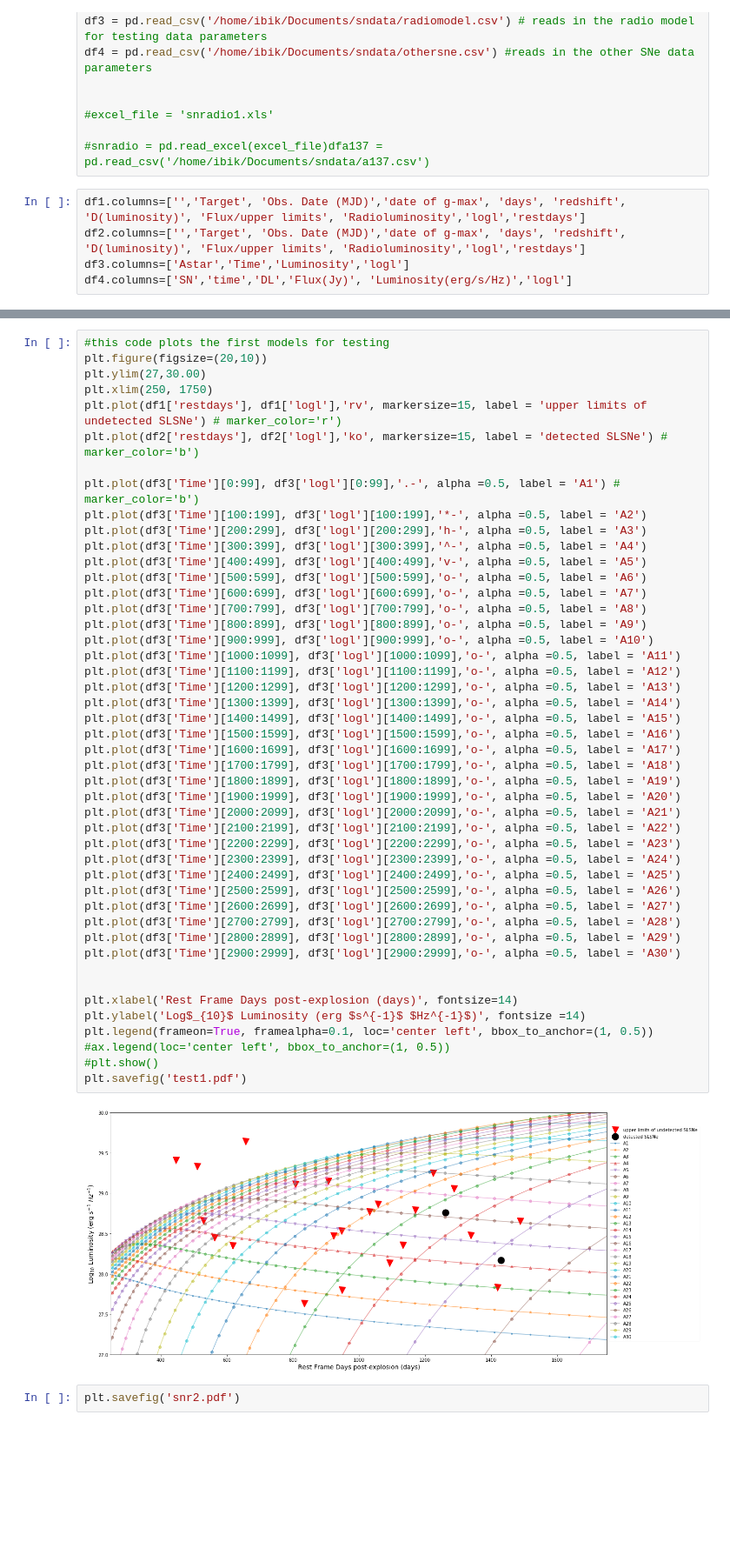
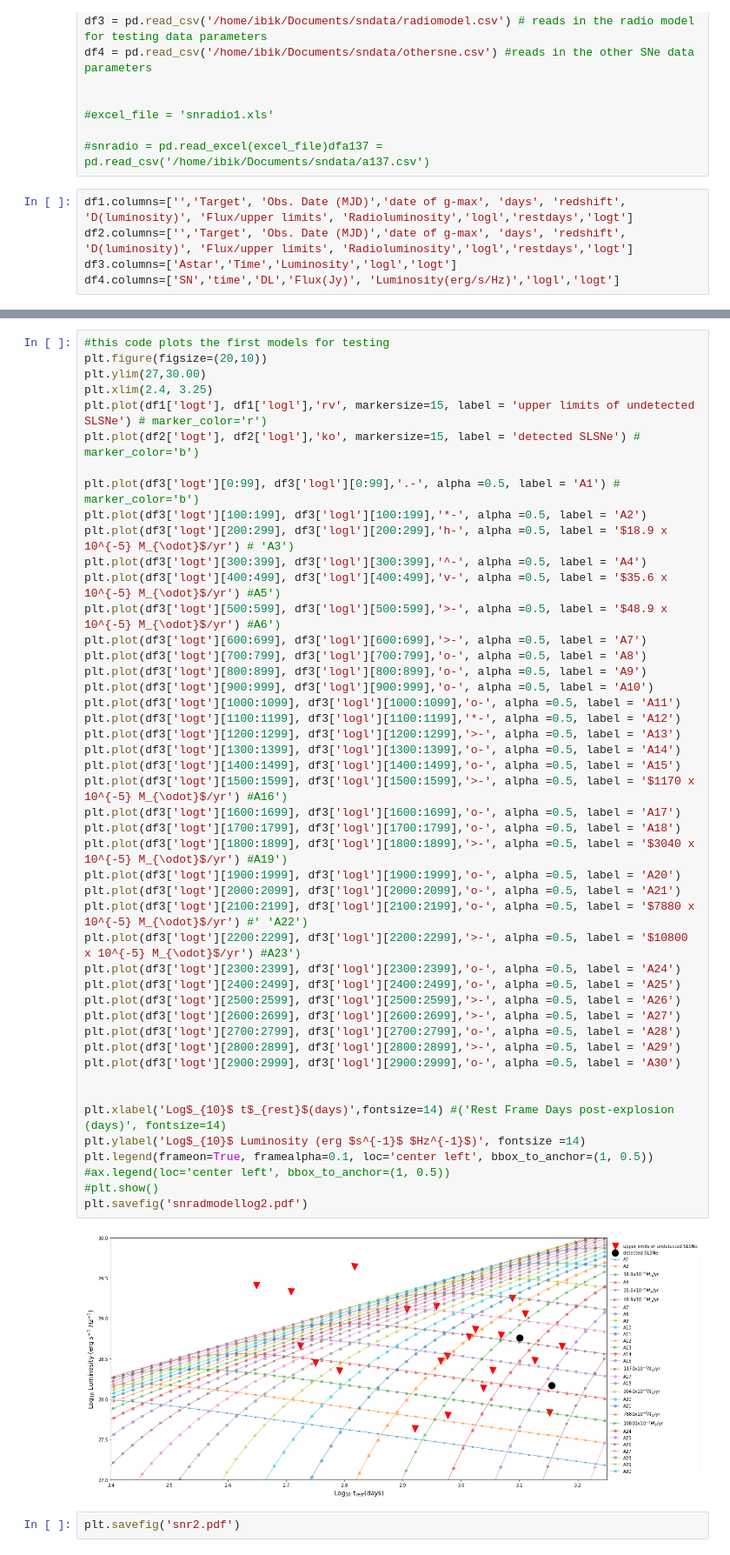
Before and after one commit to ibikadaeze/ast1501, a Jupyter notebook: SN1.ipynb, the cells around one changed output, grey strips where cells are left out. Shown: that part at 87% size. Saved outputs shown, nothing was run; the diff lists cells and outputs as text; blank space fills up the shorter version.

```diff
--- a/SN1.ipynb
+++ b/SN1.ipynb
@@ -14,10 +14,10 @@ df4 = pd.read_csv('/home/ibik/Documents/sndata/othersne.csv') #reads in the othe
 
 #snradio = pd.read_excel(excel_file)dfa137 = pd.read_csv('/home/ibik/Documents/sndata/a137.csv')
 # %%
-df1.columns=['','Target', 'Obs. Date (MJD)','date of g-max', 'days', 'redshift', 'D(luminosity)', 'Flux/upper limits', 'Radioluminosity','logl','restdays']
-df2.columns=['','Target', 'Obs. Date (MJD)','date of g-max', 'days', 'redshift', 'D(luminosity)', 'Flux/upper limits', 'Radioluminosity','logl','restdays']
-df3.columns=['Astar','Time','Luminosity','logl']
-df4.columns=['SN','time','DL','Flux(Jy)', 'Luminosity(erg/s/Hz)','logl']
+df1.columns=['','Target', 'Obs. Date (MJD)','date of g-max', 'days', 'redshift', 'D(luminosity)', 'Flux/upper limits', 'Radioluminosity','logl','restdays','logt']
+df2.columns=['','Target', 'Obs. Date (MJD)','date of g-max', 'days', 'redshift', 'D(luminosity)', 'Flux/upper limits', 'Radioluminosity','logl','restdays','logt']
+df3.columns=['Astar','Time','Luminosity','logl','logt']
+df4.columns=['SN','time','DL','Flux(Jy)', 'Luminosity(erg/s/Hz)','logl','logt']
 # %%
 #df4
 #df4['time'][0:5]
@@ -75,51 +88,51 @@ plt.savefig('othersne.pdf')
 # %%
 #this code plots the first models for testing
 plt.figure(figsize=(20,10))
 plt.ylim(27,30.00)
-plt.xlim(250, 1750)
-plt.plot(df1['restdays'], df1['logl'],'rv', markersize=15, label = 'upper limits of undetected SLSNe') # marker_color='r')
-plt.plot(df2['restdays'], df2['logl'],'ko', markersize=15, label = 'detected SLSNe') # marker_color='b')
+plt.xlim(2.4, 3.25)
+plt.plot(df1['logt'], df1['logl'],'rv', markersize=15, label = 'upper limits of undetected SLSNe') # marker_color='r')
+plt.plot(df2['logt'], df2['logl'],'ko', markersize=15, label = 'detected SLSNe') # marker_color='b')
 
-plt.plot(df3['Time'][0:99], df3['logl'][0:99],'.-', alpha =0.5, label = 'A1') # marker_color='b')
-plt.plot(df3['Time'][100:199], df3['logl'][100:199],'*-', alpha =0.5, label = 'A2')
-plt.plot(df3['Time'][200:299], df3['logl'][200:299],'h-', alpha =0.5, label = 'A3')
-plt.plot(df3['Time'][300:399], df3['logl'][300:399],'^-', alpha =0.5, label = 'A4')
-plt.plot(df3['Time'][400:499], df3['logl'][400:499],'v-', alpha =0.5, label = 'A5')
-plt.plot(df3['Time'][500:599], df3['logl'][500:599],'o-', alpha =0.5, label = 'A6')
-plt.plot(df3['Time'][600:699], df3['logl'][600:699],'o-', alpha =0.5, label = 'A7')
-plt.plot(df3['Time'][700:799], df3['logl'][700:799],'o-', alpha =0.5, label = 'A8')
-plt.plot(df3['Time'][800:899], df3['logl'][800:899],'o-', alpha =0.5, label = 'A9')
-plt.plot(df3['Time'][900:999], df3['logl'][900:999],'o-', alpha =0.5, label = 'A10')
-plt.plot(df3['Time'][1000:1099], df3['logl'][1000:1099],'o-', alpha =0.5, label = 'A11')
-plt.plot(df3['Time'][1100:1199], df3['logl'][1100:1199],'o-', alpha =0.5, label = 'A12')
-plt.plot(df3['Time'][1200:1299], df3['logl'][1200:1299],'o-', alpha =0.5, label = 'A13')
-plt.plot(df3['Time'][1300:1399], df3['logl'][1300:1399],'o-', alpha =0.5, label = 'A14')
-plt.plot(df3['Time'][1400:1499], df3['logl'][1400:1499],'o-', alpha =0.5, label = 'A15')
-plt.plot(df3['Time'][1500:1599], df3['logl'][1500:1599],'o-', alpha =0.5, label = 'A16')
-plt.plot(df3['Time'][1600:1699], df3['logl'][1600:1699],'o-', alpha =0.5, label = 'A17')
-plt.plot(df3['Time'][1700:1799], df3['logl'][1700:1799],'o-', alpha =0.5, label = 'A18')
-plt.plot(df3['Time'][1800:1899], df3['logl'][1800:1899],'o-', alpha =0.5, label = 'A19')
-plt.plot(df3['Time'][1900:1999], df3['logl'][1900:1999],'o-', alpha =0.5, label = 'A20')
-plt.plot(df3['Time'][2000:2099], df3['logl'][2000:2099],'o-', alpha =0.5, label = 'A21')
-plt.plot(df3['Time'][2100:2199], df3['logl'][2100:2199],'o-', alpha =0.5, label = 'A22')
-plt.plot(df3['Time'][2200:2299], df3['logl'][2200:2299],'o-', alpha =0.5, label = 'A23')
-plt.plot(df3['Time'][2300:2399], df3['logl'][2300:2399],'o-', alpha =0.5, label = 'A24')
-plt.plot(df3['Time'][2400:2499], df3['logl'][2400:2499],'o-', alpha =0.5, label = 'A25')
-plt.plot(df3['Time'][2500:2599], df3['logl'][2500:2599],'o-', alpha =0.5, label = 'A26')
-plt.plot(df3['Time'][2600:2699], df3['logl'][2600:2699],'o-', alpha =0.5, label = 'A27')
-plt.plot(df3['Time'][2700:2799], df3['logl'][2700:2799],'o-', alpha =0.5, label = 'A28')
-plt.plot(df3['Time'][2800:2899], df3['logl'][2800:2899],'o-', alpha =0.5, label = 'A29')
-plt.plot(df3['Time'][2900:2999], df3['logl'][2900:2999],'o-', alpha =0.5, label = 'A30')
+plt.plot(df3['logt'][0:99], df3['logl'][0:99],'.-', alpha =0.5, label = 'A1') # marker_color='b')
+plt.plot(df3['logt'][100:199], df3['logl'][100:199],'*-', alpha =0.5, label = 'A2')
+plt.plot(df3['logt'][200:299], df3['logl'][200:299],'h-', alpha =0.5, label = '$18.9 x 10^{-5} M_{\odot}$/yr') # 'A3')
+plt.plot(df3['logt'][300:399], df3['logl'][300:399],'^-', alpha =0.5, label = 'A4')
+plt.plot(df3['logt'][400:499], df3['logl'][400:499],'v-', alpha =0.5, label = '$35.6 x 10^{-5} M_{\odot}$/yr') #A5')
+plt.plot(df3['logt'][500:599], df3['logl'][500:599],'>-', alpha =0.5, label = '$48.9 x 10^{-5} M_{\odot}$/yr') #A6')
+plt.plot(df3['logt'][600:699], df3['logl'][600:699],'>-', alpha =0.5, label = 'A7')
+plt.plot(df3['logt'][700:799], df3['logl'][700:799],'o-', alpha =0.5, label = 'A8')
+plt.plot(df3['logt'][800:899], df3['logl'][800:899],'o-', alpha =0.5, label = 'A9')
+plt.plot(df3['logt'][900:999], df3['logl'][900:999],'o-', alpha =0.5, label = 'A10')
+plt.plot(df3['logt'][1000:1099], df3['logl'][1000:1099],'o-', alpha =0.5, label = 'A11')
+plt.plot(df3['logt'][1100:1199], df3['logl'][1100:1199],'*-', alpha =0.5, label = 'A12')
+plt.plot(df3['logt'][1200:1299], df3['logl'][1200:1299],'>-', alpha =0.5, label = 'A13')
+plt.plot(df3['logt'][1300:1399], df3['logl'][1300:1399],'o-', alpha =0.5, label = 'A14')
+plt.plot(df3['logt'][1400:1499], df3['logl'][1400:1499],'o-', alpha =0.5, label = 'A15')
+plt.plot(df3['logt'][1500:1599], df3['logl'][1500:1599],'>-', alpha =0.5, label = '$1170 x 10^{-5} M_{\odot}$/yr') #A16')
+plt.plot(df3['logt'][1600:1699], df3['logl'][1600:1699],'o-', alpha =0.5, label = 'A17')
+plt.plot(df3['logt'][1700:1799], df3['logl'][1700:1799],'o-', alpha =0.5, label = 'A18')
+plt.plot(df3['logt'][1800:1899], df3['logl'][1800:1899],'>-', alpha =0.5, label = '$3040 x 10^{-5} M_{\odot}$/yr') #A19')
+plt.plot(df3['logt'][1900:1999], df3['logl'][1900:1999],'o-', alpha =0.5, label = 'A20')
+plt.plot(df3['logt'][2000:2099], df3['logl'][2000:2099],'o-', alpha =0.5, label = 'A21')
+plt.plot(df3['logt'][2100:2199], df3['logl'][2100:2199],'o-', alpha =0.5, label = '$7880 x 10^{-5} M_{\odot}$/yr') #' 'A22')
+plt.plot(df3['logt'][2200:2299], df3['logl'][2200:2299],'>-', alpha =0.5, label = '$10800 x 10^{-5} M_{\odot}$/yr') #A23')
+plt.plot(df3['logt'][2300:2399], df3['logl'][2300:2399],'o-', alpha =0.5, label = 'A24')
+plt.plot(df3['logt'][2400:2499], df3['logl'][2400:2499],'o-', alpha =0.5, label = 'A25')
+plt.plot(df3['logt'][2500:2599], df3['logl'][2500:2599],'>-', alpha =0.5, label = 'A26')
+plt.plot(df3['logt'][2600:2699], df3['logl'][2600:2699],'>-', alpha =0.5, label = 'A27')
+plt.plot(df3['logt'][2700:2799], df3['logl'][2700:2799],'o-', alpha =0.5, label = 'A28')
+plt.plot(df3['logt'][2800:2899], df3['logl'][2800:2899],'>-', alpha =0.5, label = 'A29')
+plt.plot(df3['logt'][2900:2999], df3['logl'][2900:2999],'o-', alpha =0.5, label = 'A30')
 
 
-plt.xlabel('Rest Frame Days post-explosion (days)', fontsize=14)
+plt.xlabel('Log$_{10}$ t$_{rest}$(days)',fontsize=14) #('Rest Frame Days post-explosion (days)', fontsize=14)
 plt.ylabel('Log$_{10}$ Luminosity (erg $s^{-1}$ $Hz^{-1}$)', fontsize =14)
 plt.legend(frameon=True, framealpha=0.1, loc='center left', bbox_to_anchor=(1, 0.5))
 #ax.legend(loc='center left', bbox_to_anchor=(1, 0.5))
 #plt.show()
-plt.savefig('test1.pdf')
+plt.savefig('snradmodellog2.pdf')
 # %% [output]
-[figure, old version]
+[figure, new version]
 # %%
 plt.savefig('snr2.pdf')
 # %% [output]
```
Also changed, not shown: parts of 3 cells of this notebook.
